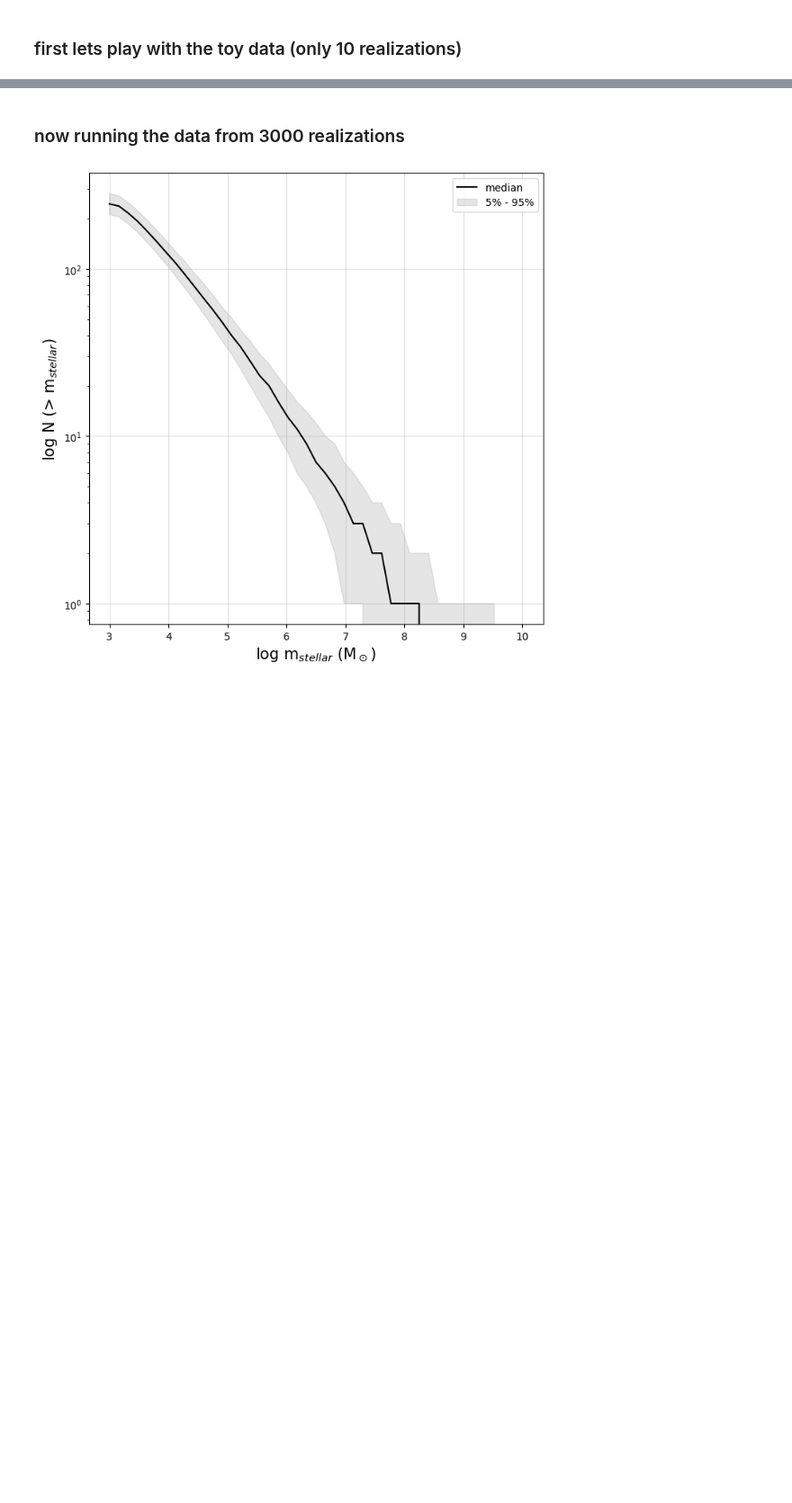
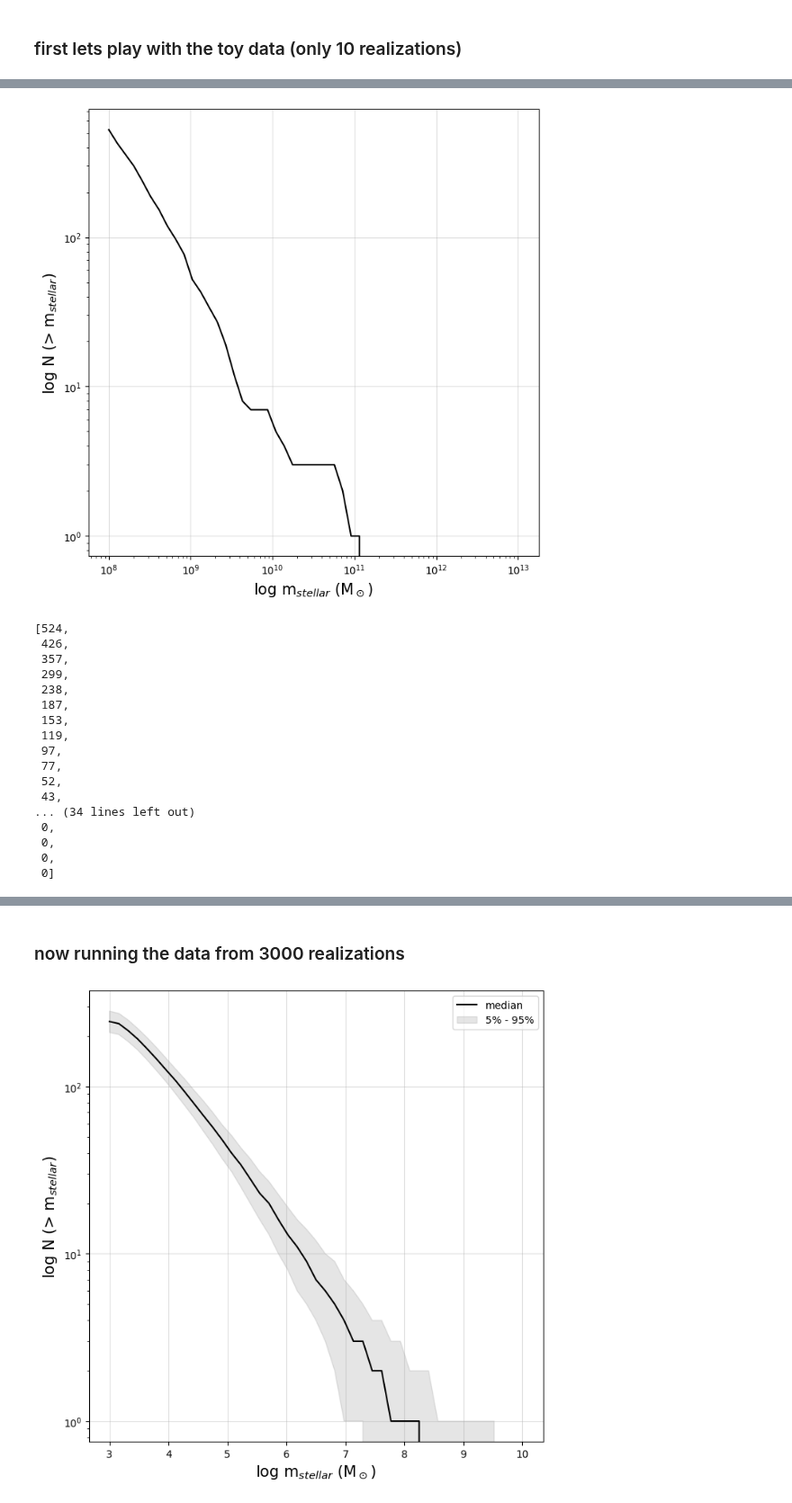
Before and after one commit to jsmonzon/SatGen, a Jupyter notebook: notebooks/test_class.ipynb, the cells around one changed output, grey strips where cells are left out. Shown at 90% size. Drawn from its saved outputs; the diff is of its cells as text; code cells hidden in the pictures; blank space fills up the shorter version.

```diff
--- a/notebooks/test_class.ipynb
+++ b/notebooks/test_class.ipynb
@@ -34,0 +64,18 @@ saving to numpy files to the same directory
+# %%
+path = "../../data/1000_8_0/tree_12.291_778.npz_evo.npz"
+
+
+def surviving_mass(file, mlres):
+
+    tree = np.load(file)
+    mass = tree["mass"]
+    mass = np.delete(mass, 1, axis=0) #there is some weird bug for this index
+    mask = mass != -99. # converting to NaN values
+    mass = np.where(mask, mass, np.nan)
+    min_mass = mass[:,0] # the final index is the redshift we evolve it to. this will be the minimum!
+    ana_mass = min_mass[min_mass > mlres] #is it above the mass resolution?
+    ana_redshift = np.zeros(ana_mass.shape)
+
+    return ana_mass, ana_redshift
+# %%
+Mh, z = surviving_mass(path, 1e8)
@@ -34,0 +111,24 @@ saving to numpy files to the same directory
+# %%
+def CSMF_1D(Ms, Npix=50, plot=True):
+
+    """
+    calculates the cumulative satellite mass function given a number of mass ind
+    input mass should not be in log space
+    """
+    # the same x-array for all the CSMFs
+    mass_range = np.logspace(8,13,Npix)
+    I = [np.sum(Ms > np.log10(i)) for i in mass_range]
+
+    if plot==True:
+
+        plt.figure(figsize=(8, 8))
+
+        plt.plot(mass_range, I, color="black")
+        plt.grid(alpha=0.4)
+        plt.yscale("log")
+        plt.xscale("log")
+        plt.xlabel("log m$_{stellar}$ (M$_\odot$)", fontsize=15)
+        plt.ylabel("log N (> m$_{stellar}$)", fontsize=15)
+        plt.show()
+
+    return I
@@ -35 +155,22 @@ saving to numpy files to the same directory
+# %%
+CSMF_1D(np.log10(Mh[1:-1]))
+# %% [output]
+[figure, added]
+[524,
+ 426,
+ 357,
+ 299,
+ 238,
+ 187,
+ 153,
+ 119,
+ 97,
+ 77,
+ 52,
+ 43,
+... (34 lines left out)
+ 0,
+ 0,
+ 0,
+ 0]
 # %%
```
Also changed, not shown: parts of 13 cells of this notebook, 5 other files.
